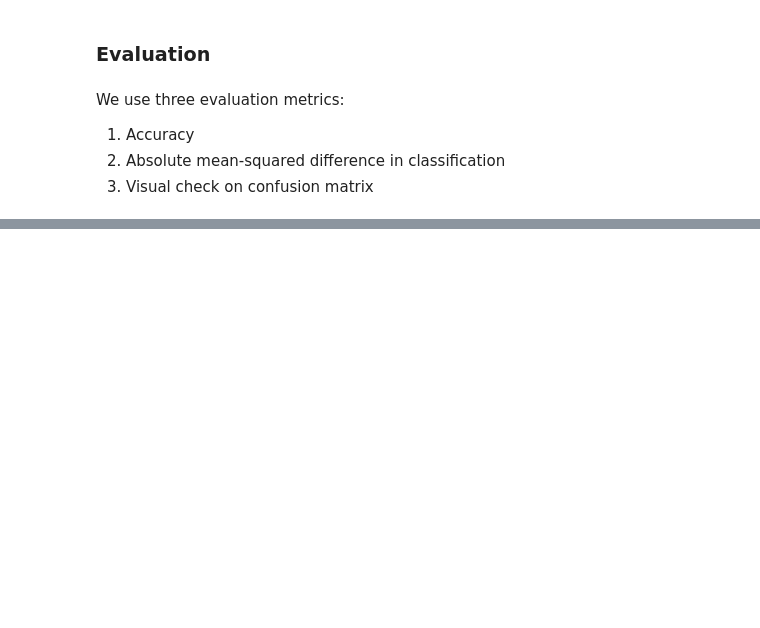
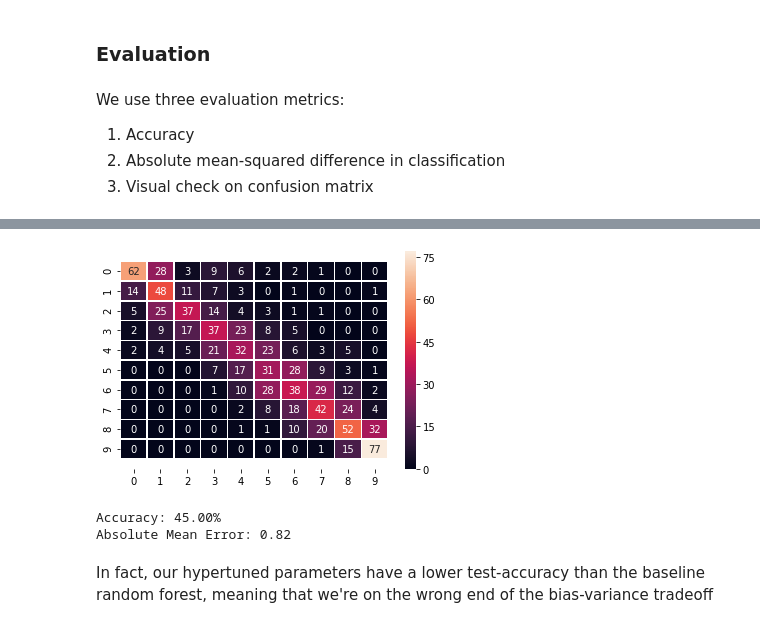
Before and after one commit to mixerupper/1001-term-project, a Jupyter notebook: code/03-analysis/06-decile-analysis.ipynb, the cells around one changed output, grey strips where cells are left out. Cells and saved outputs as stored; diff of their text form; code cells hidden in the pictures; blank space fills up the shorter version.

```diff
--- a/code/03-analysis/06-decile-analysis.ipynb
+++ b/code/03-analysis/06-decile-analysis.ipynb
@@ -120,0 +111,20 @@ Absolute Mean Error: 0.76
+# %%
+steps = [('imputer', impute.SimpleImputer()),
+         ('scaler', preprocessing.StandardScaler()),
+         ('rf', ensemble.RandomForestClassifier())]
+
+pipeline_rf = pipeline.Pipeline(steps)
+
+parameters_scaler = dict(imputer__strategy = ['mean', 'constant'],
+                         imputer__add_indicator = [True, False],
+                         rf__n_estimators = [10,100,200,1000],
+                         rf__max_depth = [100,1000,10**10])
+
+kfolds = model_selection.KFold(n_splits = 4)
+# %%
+grid_search = model_selection.GridSearchCV(pipeline_rf,
+                                           param_grid = parameters_scaler,
+                                           cv = kfolds,
+                                           scoring = 'accuracy')
+# %%
+grid_search.fit(X_train, Y_train)
@@ -120,0 +179,9 @@ Absolute Mean Error: 0.76
+# %%
+Y_pred = grid_search.predict(X_test)
+evaluation_metrics(Y_pred, Y_test)
+# %% [output]
+[figure, added]
+Accuracy: 45.00%
+Absolute Mean Error: 0.82
+# %% [markdown]
+In fact, our hypertuned parameters have a lower test-accuracy than the baseline random forest, meaning that we're on the wrong end of the bias-variance tradeoff
```
Also changed, not shown: parts of 16 cells of this notebook.
